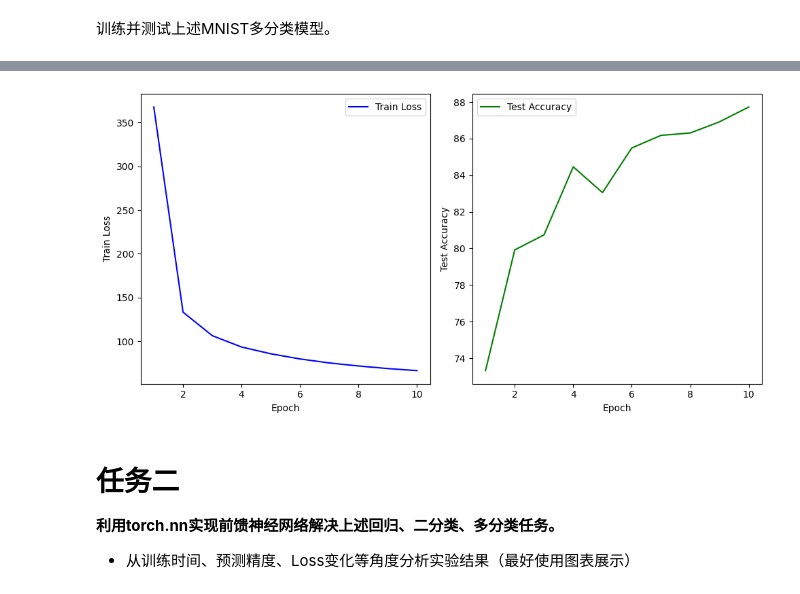
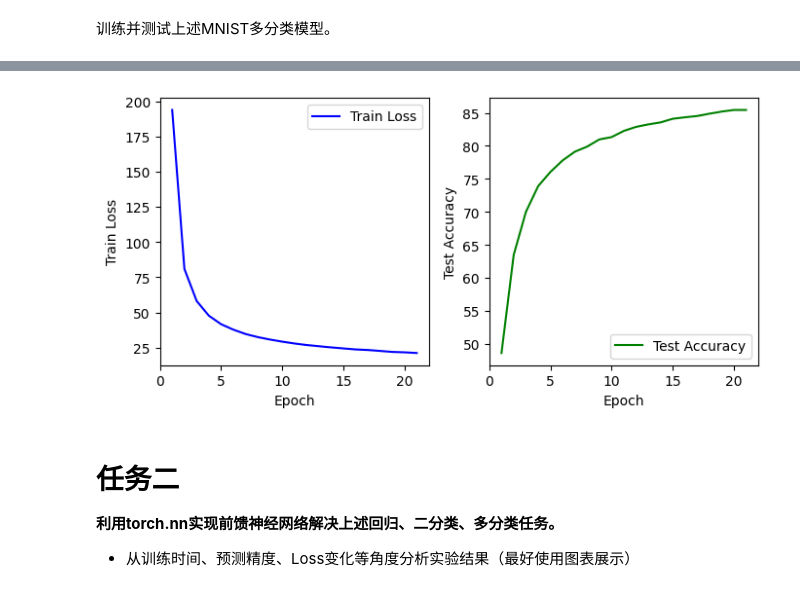
Before and after one commit to typingbugs/School-DeepLearningCourse-Lab, a Jupyter notebook: Lab2/前馈神经网络实验.ipynb, the cells around one changed output, grey strips where cells are left out. Drawn from its saved outputs; the diff is of its cells as text; code cells hidden in the pictures.

```diff
--- a/Lab2/前馈神经网络实验.ipynb
+++ b/Lab2/前馈神经网络实验.ipynb
@@ -288,7 +287,7 @@ class My_optimizer:
 # %%
 def draw_loss_and_acc(train_loss:list[float], test_acc:list[float]):
     # train loss
-    plt.figure(figsize=(10, 5))
+    plt.figure(figsize=(7, 3.5))
     plt.subplot(1, 2, 1)
     plt.plot(range(1, num_epochs + 1), train_loss, label='Train Loss', color='blue')
     plt.xlabel('Epoch')
@@ -447,9 +444,9 @@ class Model_1_2:
 # %% [markdown]
 训练并测试上述二分类模型。
 # %%
-learning_rate = 5e-3
-num_epochs = 10
-batch_size = 512
+learning_rate = 8e-3
+num_epochs = 21
+batch_size = 1024
 device = "cuda:0" if torch.cuda.is_available() else "cpu"
 
 train_dataloader = DataLoader(dataset=train_binarycls_dataset, batch_size=batch_size, shuffle=True, num_workers=14, pin_memory=True)
@@ -497,13 +494,14 @@ for epoch in range(num_epochs):
         test_time = end_time - start_time
 
     avg_epoch_acc = total_epoch_acc / len(test_binarycls_dataset)
-    print(
-        f"Epoch [{epoch + 1}/{num_epochs}],",
-        f"Train Loss: {total_epoch_loss},",
-        f"Used Time: {train_time * 1000:.3f}ms,",
-        f"Test Acc: {avg_epoch_acc * 100:.3f}%,",
-        f"Used Time: {test_time * 1000:.3f}ms",
-    )
+    if epoch % 5 == 0:
+        print(
+            f"Epoch [{epoch + 1}/{num_epochs}],",
+            f"Train Loss: {total_epoch_loss:.10f},",
+            f"Used Time: {train_time * 1000:.3f}ms,",
+            f"Test Acc: {avg_epoch_acc * 100:.3f}%,",
+            f"Used Time: {test_time * 1000:.3f}ms",
+        )
     train_loss.append(total_epoch_loss)
     test_acc.append(avg_epoch_acc * 100)
 
@@ -556,8 +549,8 @@ class Model_1_3:
 训练并测试上述MNIST多分类模型。
 # %%
 learning_rate = 1e-1
-num_epochs = 10
-batch_size = 512
+num_epochs = 21
+batch_size = 2048
 num_classes = 10
 device = "cuda:0" if torch.cuda.is_available() else "cpu"
 
@@ -607,13 +600,14 @@ for epoch in range(num_epochs):
         test_time = end_time - start_time
 
     avg_epoch_acc = total_epoch_acc / len(test_mnist_dataset)
-    print(
-        f"Epoch [{epoch + 1}/{num_epochs}],",
-        f"Train Loss: {total_epoch_loss},",
-        f"Used Time: {train_time * 1000:.3f}ms,",
-        f"Test Acc: {avg_epoch_acc * 100:.3f}%,",
-        f"Used Time: {test_time * 1000:.3f}ms",
-    )
+    if epoch % 5 == 0:
+        print(
+            f"Epoch [{epoch + 1}/{num_epochs}],",
+            f"Train Loss: {total_epoch_loss:.10f},",
+            f"Used Time: {train_time * 1000:.3f}ms,",
+            f"Test Acc: {avg_epoch_acc * 100:.3f}%,",
+            f"Used Time: {test_time * 1000:.3f}ms",
+        )
     train_loss.append(total_epoch_loss)
     test_acc.append(avg_epoch_acc * 100)
 
@@ -632,4 +621,4 @@ Epoch [10/10], Train Loss: 66.33750835061073, Used Time: 743.276ms, Test Acc: 87
-[figure, old version]
+[figure, new version]
 # %% [markdown]
 # 任务二
 **利用torch.nn实现前馈神经网络解决上述回归、二分类、多分类任务。**
```
Also changed, not shown: parts of 24 cells of this notebook, 8 other files.
